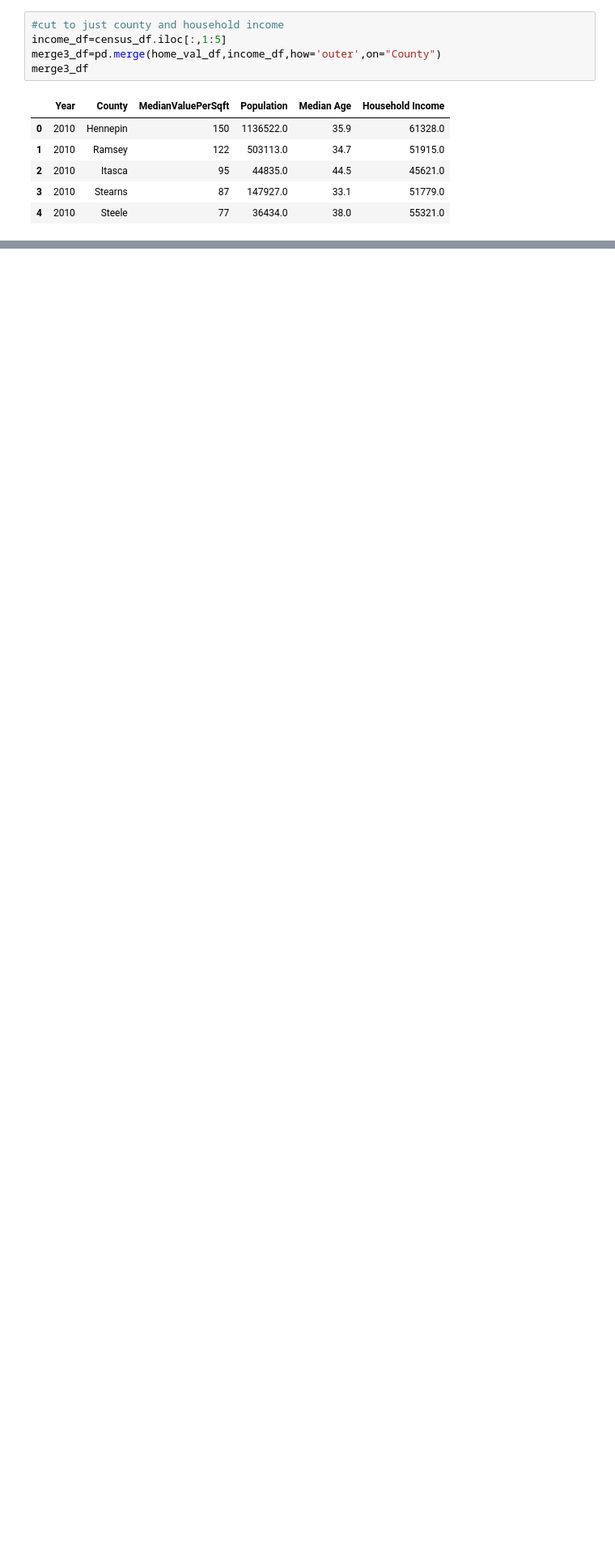
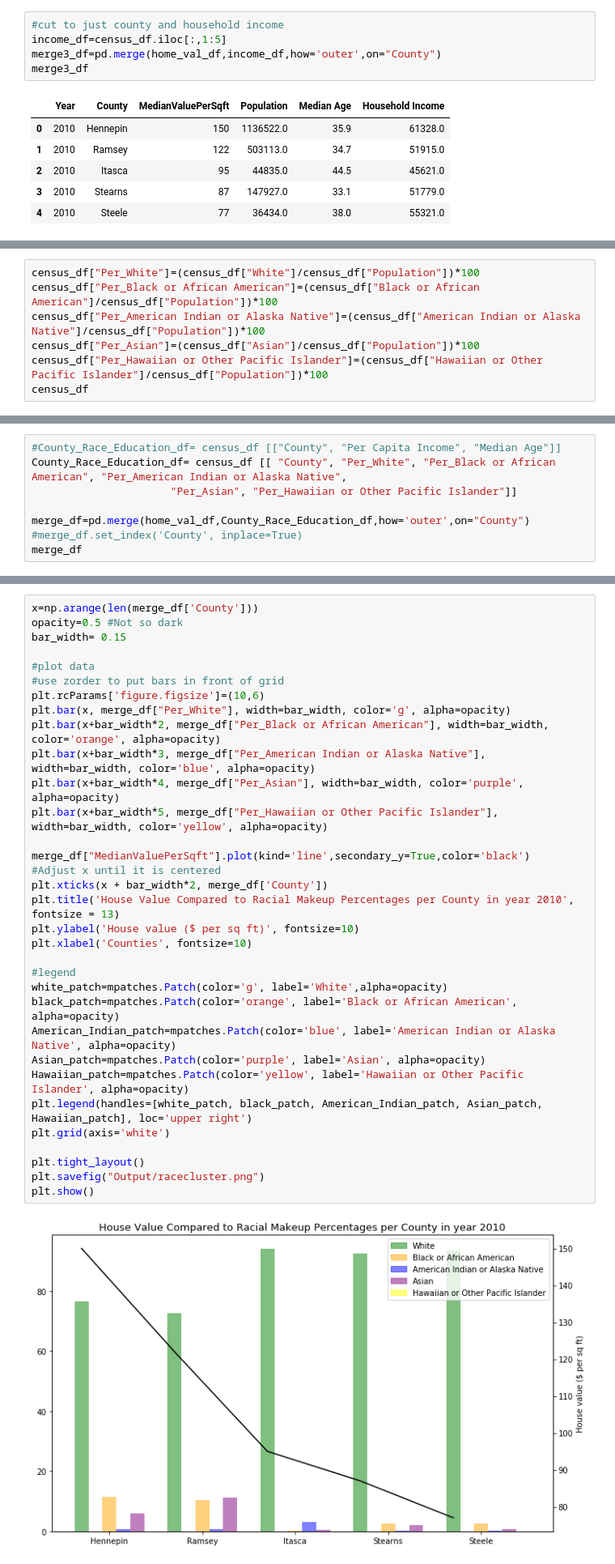
Before and after one commit to pogomike/project-one, a Jupyter notebook: Population_Poverty_Income_Education.ipynb, the cells around one changed output, grey strips where cells are left out. Shown: that part at 81% size. Saved outputs shown, nothing was run; the diff lists cells and outputs as text; blank space fills up the shorter version.

```diff
--- a/Population_Poverty_Income_Education.ipynb
+++ b/Population_Poverty_Income_Education.ipynb
@@ -130,0 +145,7 @@ myplot(merge4_df,"Bachelor's Degree","Home Value compared to Education Bachelor'
+# %%
+census_df["Per_White"]=(census_df["White"]/census_df["Population"])*100
+census_df["Per_Black or African American"]=(census_df["Black or African American"]/census_df["Population"])*100
+census_df["Per_American Indian or Alaska Native"]=(census_df["American Indian or Alaska Native"]/census_df["Population"])*100
+census_df["Per_Asian"]=(census_df["Asian"]/census_df["Population"])*100
+census_df["Per_Hawaiian or Other Pacific Islander"]=(census_df["Hawaiian or Other Pacific Islander"]/census_df["Population"])*100
+census_df
@@ -130,0 +160,8 @@ myplot(merge4_df,"Bachelor's Degree","Home Value compared to Education Bachelor'
+# %%
+#County_Race_Education_df= census_df [["County", "Per Capita Income", "Median Age"]]
+County_Race_Education_df= census_df [[ "County", "Per_White", "Per_Black or African American", "Per_American Indian or Alaska Native",
+                      "Per_Asian", "Per_Hawaiian or Other Pacific Islander"]]
+
+merge_df=pd.merge(home_val_df,County_Race_Education_df,how='outer',on="County")
+#merge_df.set_index('County', inplace=True)
+merge_df
@@ -130,0 +175,35 @@ myplot(merge4_df,"Bachelor's Degree","Home Value compared to Education Bachelor'
+# %%
+x=np.arange(len(merge_df['County']))
+opacity=0.5 #Not so dark
+bar_width= 0.15
+
+#plot data
+#use zorder to put bars in front of grid
+plt.rcParams['figure.figsize']=(10,6)
+plt.bar(x, merge_df["Per_White"], width=bar_width, color='g', alpha=opacity)
+plt.bar(x+bar_width*2, merge_df["Per_Black or African American"], width=bar_width, color='orange', alpha=opacity)
+plt.bar(x+bar_width*3, merge_df["Per_American Indian or Alaska Native"], width=bar_width, color='blue', alpha=opacity)
+plt.bar(x+bar_width*4, merge_df["Per_Asian"], width=bar_width, color='purple', alpha=opacity)
+plt.bar(x+bar_width*5, merge_df["Per_Hawaiian or Other Pacific Islander"], width=bar_width, color='yellow', alpha=opacity)
+
+merge_df["MedianValuePerSqft"].plot(kind='line',secondary_y=True,color='black')
+#Adjust x until it is centered
+plt.xticks(x + bar_width*2, merge_df['County'])
+plt.title('House Value Compared to Racial Makeup Percentages per County in year 2010', fontsize = 13)
+plt.ylabel('House value ($ per sq ft)', fontsize=10)
+plt.xlabel('Counties', fontsize=10)
+
+#legend
+white_patch=mpatches.Patch(color='g', label='White',alpha=opacity)
+black_patch=mpatches.Patch(color='orange', label='Black or African American', alpha=opacity)
+American_Indian_patch=mpatches.Patch(color='blue', label='American Indian or Alaska Native', alpha=opacity)
+Asian_patch=mpatches.Patch(color='purple', label='Asian', alpha=opacity)
+Hawaiian_patch=mpatches.Patch(color='yellow', label='Hawaiian or Other Pacific Islander', alpha=opacity)
+plt.legend(handles=[white_patch, black_patch, American_Indian_patch, Asian_patch, Hawaiian_patch], loc='upper right')
+plt.grid(axis='white')
+
+plt.tight_layout()
+plt.savefig("Output/racecluster.png")
+plt.show()
+# %% [output]
+[figure, added]
```
Also changed, not shown: parts of 10 cells of this notebook, 15 other files.
